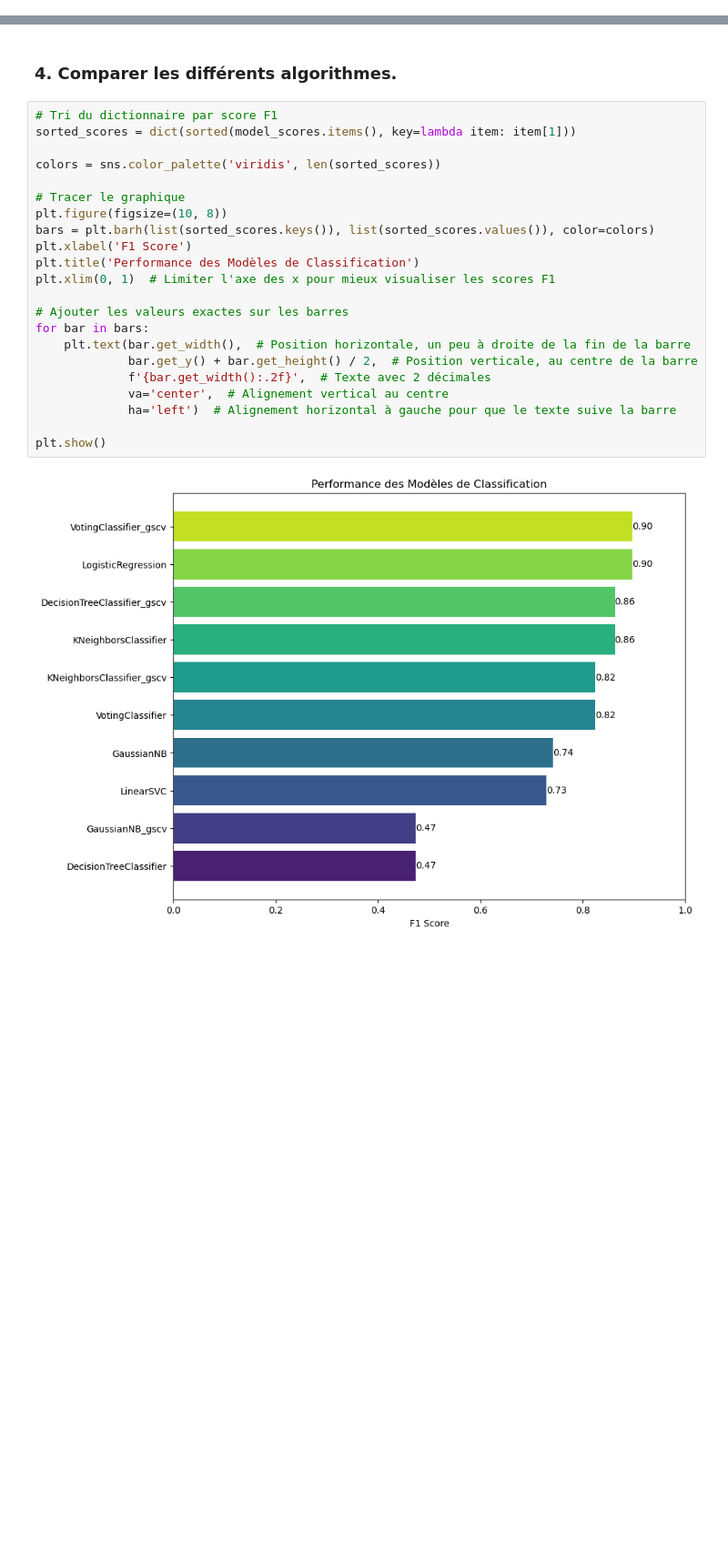
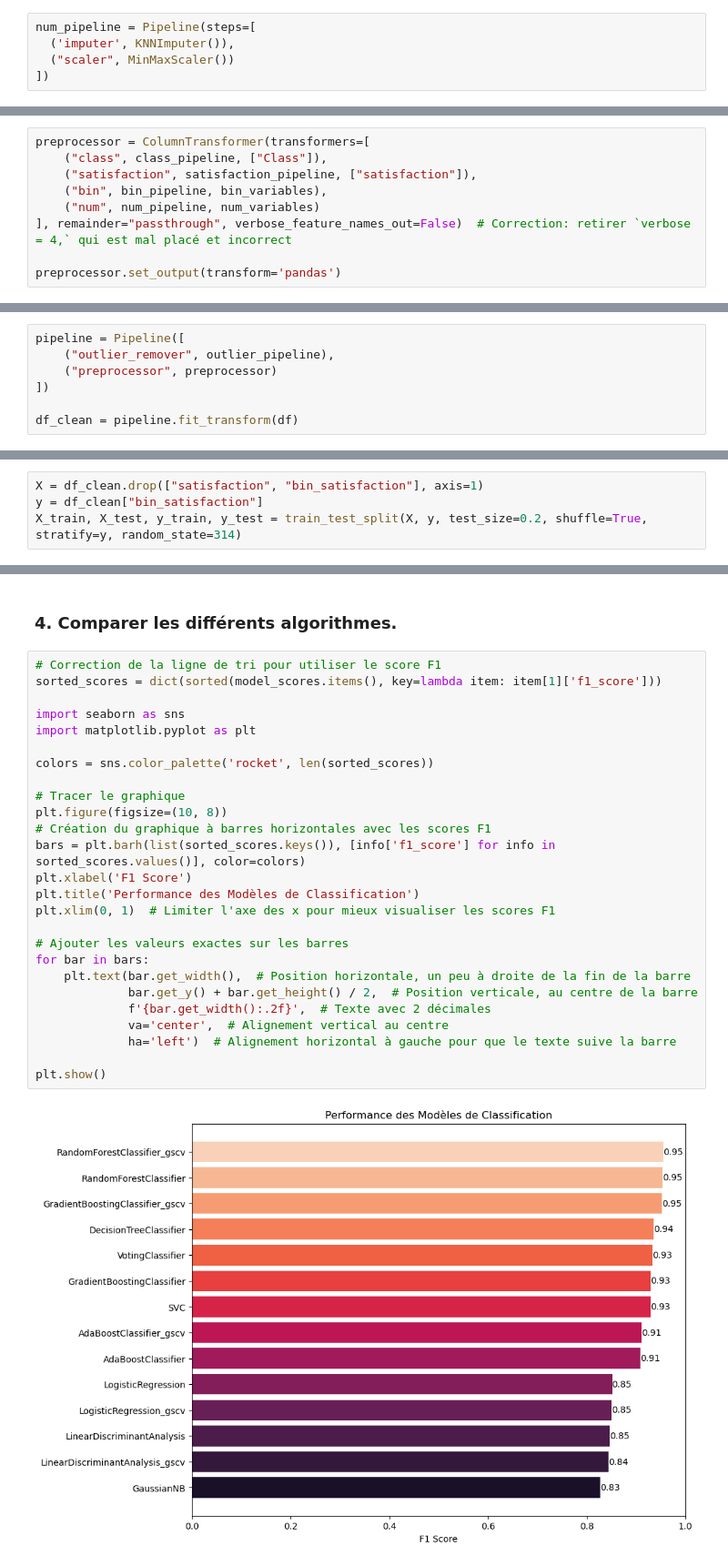
Before and after one commit to ophelie-gaudin/4MLSP-project, a Jupyter notebook: 3- classif bin satisfaction.ipynb, the cells around one changed output, grey strips where cells are left out. Shown: that part at 91% size. Cells and saved outputs as stored; diff of their text form; blank space fills up the shorter version.

```diff
--- a/3- classif bin satisfaction.ipynb
+++ b/3- classif bin satisfaction.ipynb
@@ -137,0 +258,5 @@ Doc: https://scikit-learn.org/stable/modules/multiclass.html
+# %%
+num_pipeline = Pipeline(steps=[
+  ('imputer', KNNImputer()),
+  ("scaler", MinMaxScaler())
+])
@@ -137,0 +265,9 @@ Doc: https://scikit-learn.org/stable/modules/multiclass.html
+# %%
+preprocessor = ColumnTransformer(transformers=[
+    ("class", class_pipeline, ["Class"]),
+    ("satisfaction", satisfaction_pipeline, ["satisfaction"]),
+    ("bin", bin_pipeline, bin_variables),
+    ("num", num_pipeline, num_variables)
+], remainder="passthrough", verbose_feature_names_out=False)  # Correction: retirer `verbose = 4,` qui est mal placé et incorrect
+
+preprocessor.set_output(transform='pandas')
@@ -137,0 +292,7 @@ Doc: https://scikit-learn.org/stable/modules/multiclass.html
+# %%
+pipeline = Pipeline([
+    ("outlier_remover", outlier_pipeline),
+    ("preprocessor", preprocessor)
+])
+
+df_clean = pipeline.fit_transform(df)
@@ -137,0 +301,4 @@ Doc: https://scikit-learn.org/stable/modules/multiclass.html
+# %%
+X = df_clean.drop(["satisfaction", "bin_satisfaction"], axis=1)
+y = df_clean["bin_satisfaction"]
+X_train, X_test, y_train, y_test = train_test_split(X, y, test_size=0.2, shuffle=True, stratify=y, random_state=314)
@@ -257,26 +525,30 @@ TypeError: string indices must be integers, not 'str'
 # %% [markdown]
 ### 4. Comparer les différents algorithmes.
 # %%
-# Tri du dictionnaire par score F1
-sorted_scores = dict(sorted(model_scores.items(), key=lambda item: item[1]))
+# Correction de la ligne de tri pour utiliser le score F1
+sorted_scores = dict(sorted(model_scores.items(), key=lambda item: item[1]['f1_score']))
 
-colors = sns.color_palette('viridis', len(sorted_scores))
+import seaborn as sns
+import matplotlib.pyplot as plt
+
+colors = sns.color_palette('rocket', len(sorted_scores))
 
 # Tracer le graphique
 plt.figure(figsize=(10, 8))
-bars = plt.barh(list(sorted_scores.keys()), list(sorted_scores.values()), color=colors)
+# Création du graphique à barres horizontales avec les scores F1
+bars = plt.barh(list(sorted_scores.keys()), [info['f1_score'] for info in sorted_scores.values()], color=colors)
 plt.xlabel('F1 Score')
 plt.title('Performance des Modèles de Classification')
 plt.xlim(0, 1)  # Limiter l'axe des x pour mieux visualiser les scores F1
 
 # Ajouter les valeurs exactes sur les barres
 for bar in bars:
     plt.text(bar.get_width(),  # Position horizontale, un peu à droite de la fin de la barre
              bar.get_y() + bar.get_height() / 2,  # Position verticale, au centre de la barre
              f'{bar.get_width():.2f}',  # Texte avec 2 décimales
              va='center',  # Alignement vertical au centre
              ha='left')  # Alignement horizontal à gauche pour que le texte suive la barre
 
 plt.show()
 # %% [output]
-[figure, old version]
+[figure, new version]
```
Also changed, not shown: parts of 35 cells of this notebook, 15 other files.
